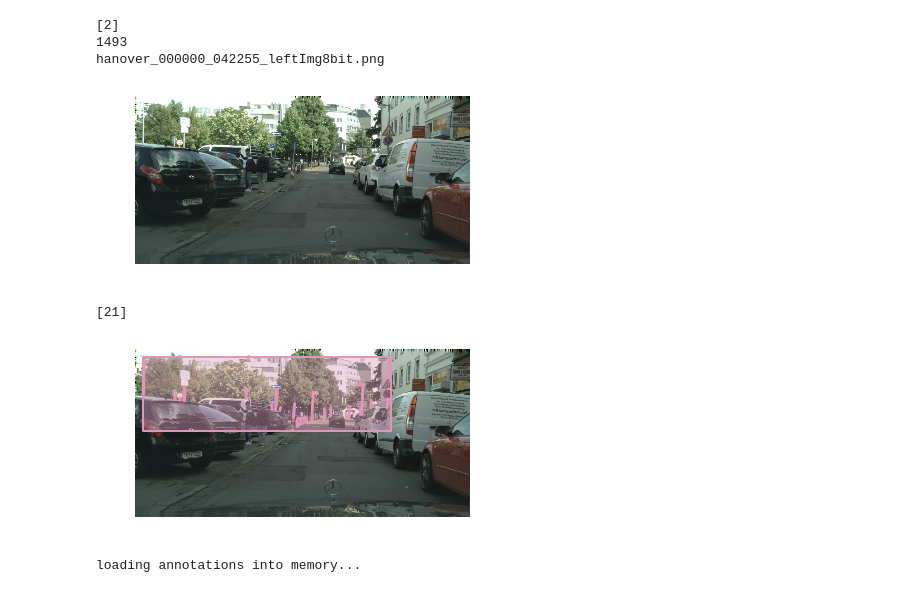
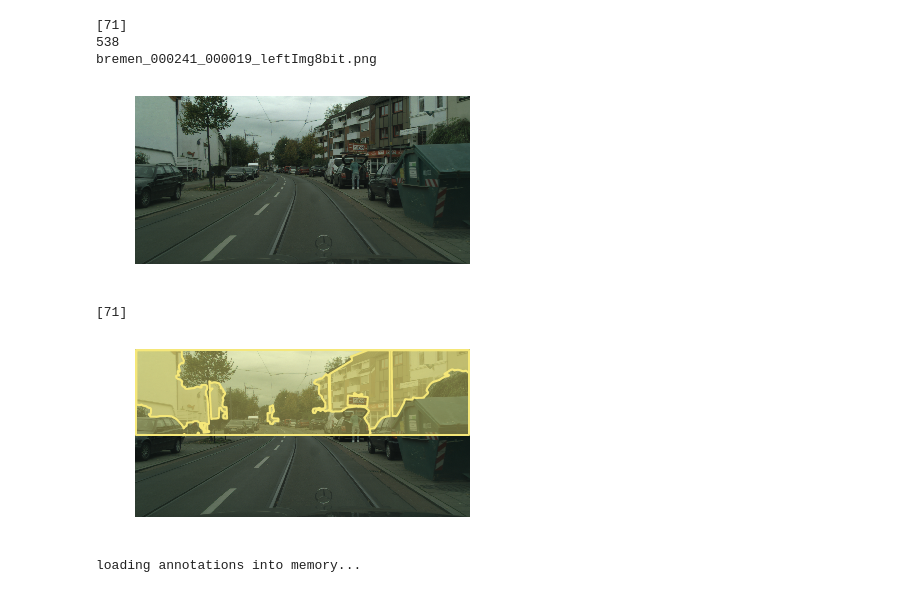
Before and after one commit to pesong/Detectron.pytorch, a Jupyter notebook: lib/datasets/convert_to_gaussian/cityscapes/cityscapes_to_gaussian_demo.ipynb, the cells around one changed output. Cells and saved outputs as stored; diff of their text form; code cells hidden in the pictures.

```diff
--- a/lib/datasets/convert_to_gaussian/cityscapes/cityscapes_to_gaussian_demo.ipynb
+++ b/lib/datasets/convert_to_gaussian/cityscapes/cityscapes_to_gaussian_demo.ipynb
@@ -34,6 +31,6 @@ pavement.  lane markings.  road.  sidewalk.  vegetation.  sky.  robot.  motorcyc
 # %%
 # get all images containing given categories, select one at random
-catIds = coco.getCatIds(catNms=['pavement'])
+catIds = coco.getCatIds(catNms=['building'])
 print(catIds)
 imgIds = coco.getImgIds(catIds=catIds)
 # imgIds = coco.getImgIds(imgIds = [299553])
@@ -50,22 +47,22 @@ plt.axis('off')
 plt.imshow(I)
 plt.show()
 # %% [output]
-[2]
-1493
-hanover_000000_042255_leftImg8bit.png
+[71]
+538
+bremen_000241_000019_leftImg8bit.png
-[figure, old version]
+[figure, new version]
 # %%
 # load and display instance annotations
 plt.imshow(I); plt.axis('off')
-annIds = coco.getAnnIds(imgIds=img['id'], catIds=21)
+annIds = coco.getAnnIds(imgIds=img['id'], catIds=catIds)
 anns = coco.loadAnns(annIds)
 print([ann['category_id'] for ann in anns])
 # print([ann['bbox'] for ann in anns ])
 
 coco.showAnns(anns, True)
 # %% [output]
-[21]
+[71]
-[figure, old version]
+[figure, new version]
 # %%
 # initialize COCO api for person keypoints annotations
 annFile = '{}/annotations/person_keypoints_{}.json'.format(dataDir,dataType)
```
Also changed, not shown: parts of 2 cells of this notebook, 10 other files.
